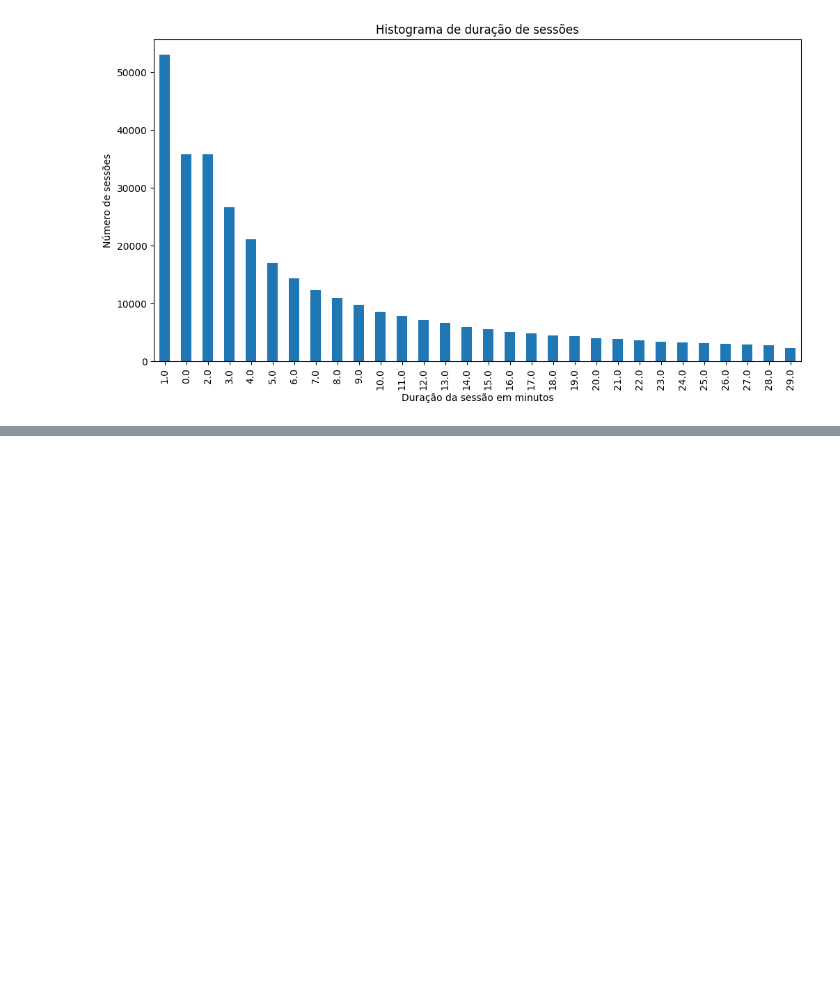
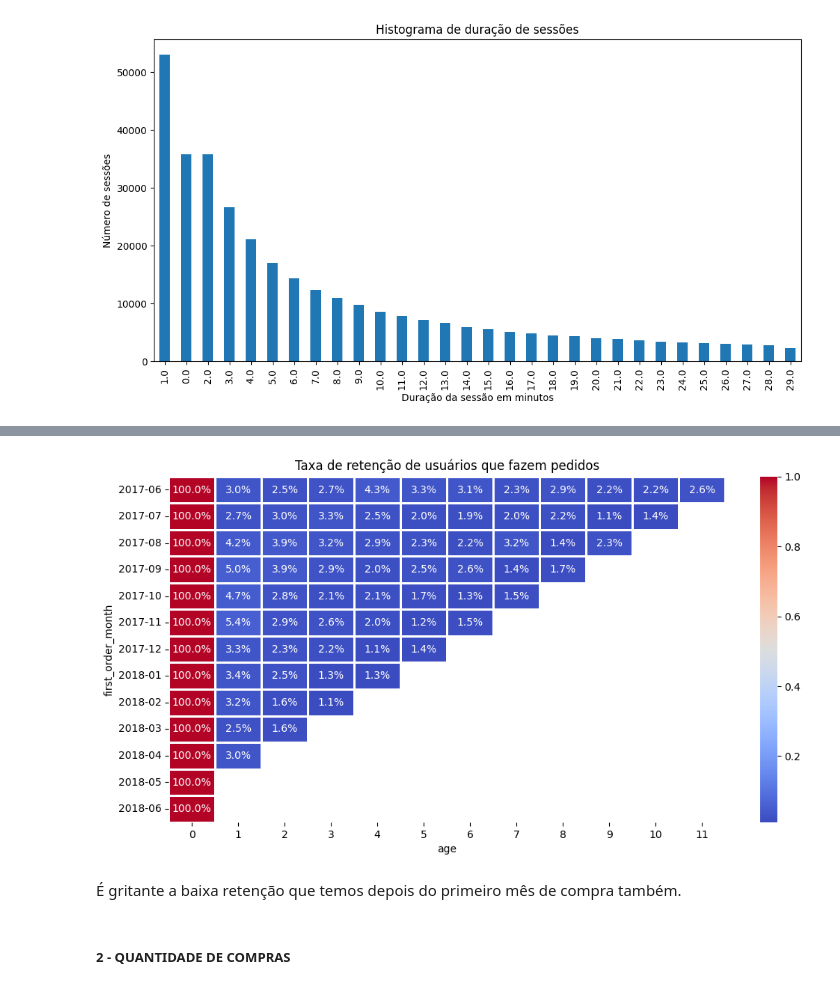
Before and after one commit to gustavoquareli/projeto-S_08, a Jupyter notebook: notebook.ipynb, the cells around one changed output, grey strips where cells are left out. Cells and saved outputs as stored; diff of their text form; code cells hidden in the pictures; blank space fills up the shorter version.

```diff
--- a/notebook.ipynb
+++ b/notebook.ipynb
@@ -344,0 +535,23 @@ plt.show()
+# %%
+# criação do df responsavel por apresentar os dados de retenção
+order_retention = orders_.copy()
+order_retention['first_order_month'] = pd.to_datetime(order_retention['first_order']).dt.to_period('M')
+order_retention['order_month'] = order_retention['buy_ts'].dt.to_period('M')
+order_retention['age'] = order_retention['order_month'].astype('int64') - order_retention['first_order_month'].astype('int64')
+# %%
+report = order_retention.pivot_table(index='first_order_month', columns='age', values='uid', aggfunc='nunique')
+
+for i in report.columns[1:]:
+    report[i] = report[i] / report[0]
+report[0] = 1
+
+fig, ax = plt.subplots(figsize=(12, 6))
+sns.heatmap(report, annot = True, fmt='.1%', linewidths=1,cmap='coolwarm')
+plt.title('Taxa de retenção de usuários que fazem pedidos')
+plt.show()
+# %% [output]
+[figure, added]
+# %% [markdown]
+É gritante a baixa retenção que temos depois do primeiro mês de compra também.
+# %% [markdown]
+##### 2 - QUANTIDADE DE COMPRAS
```
Also changed, not shown: parts of 40 cells of this notebook.
